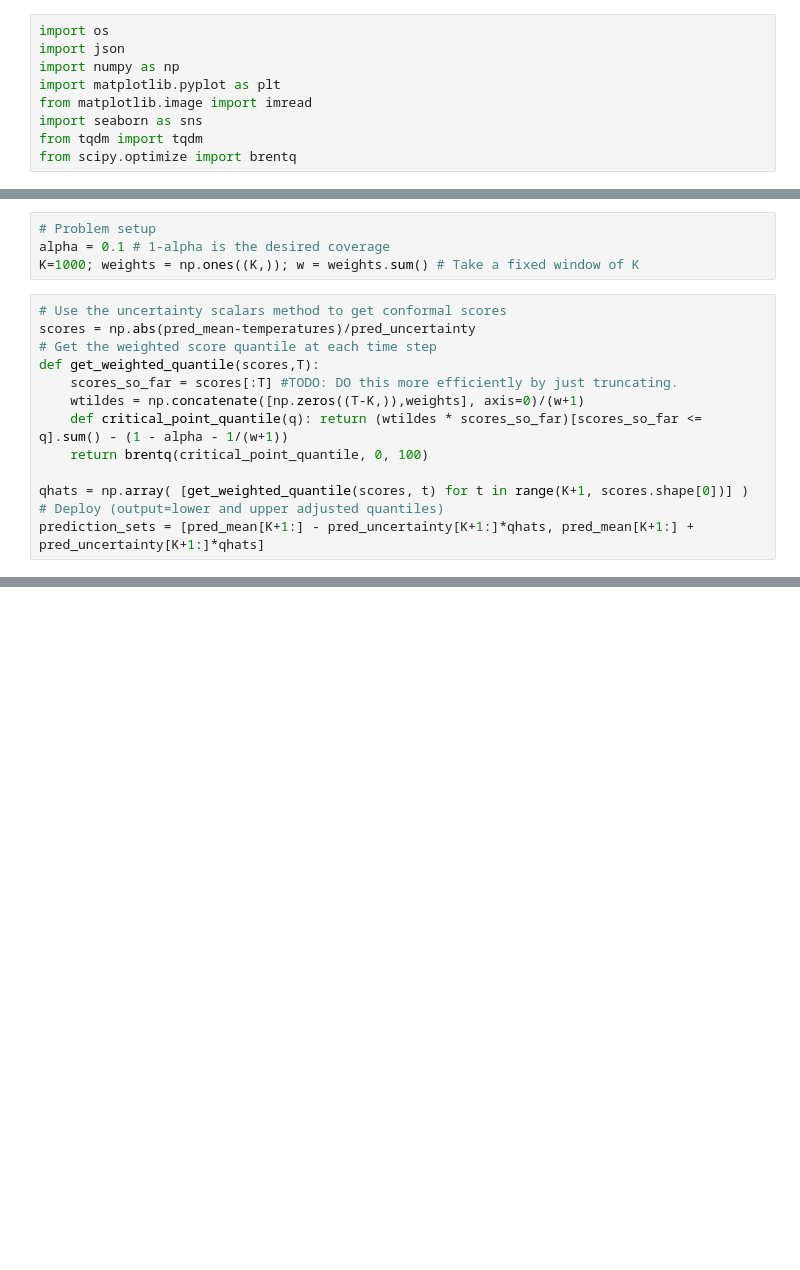
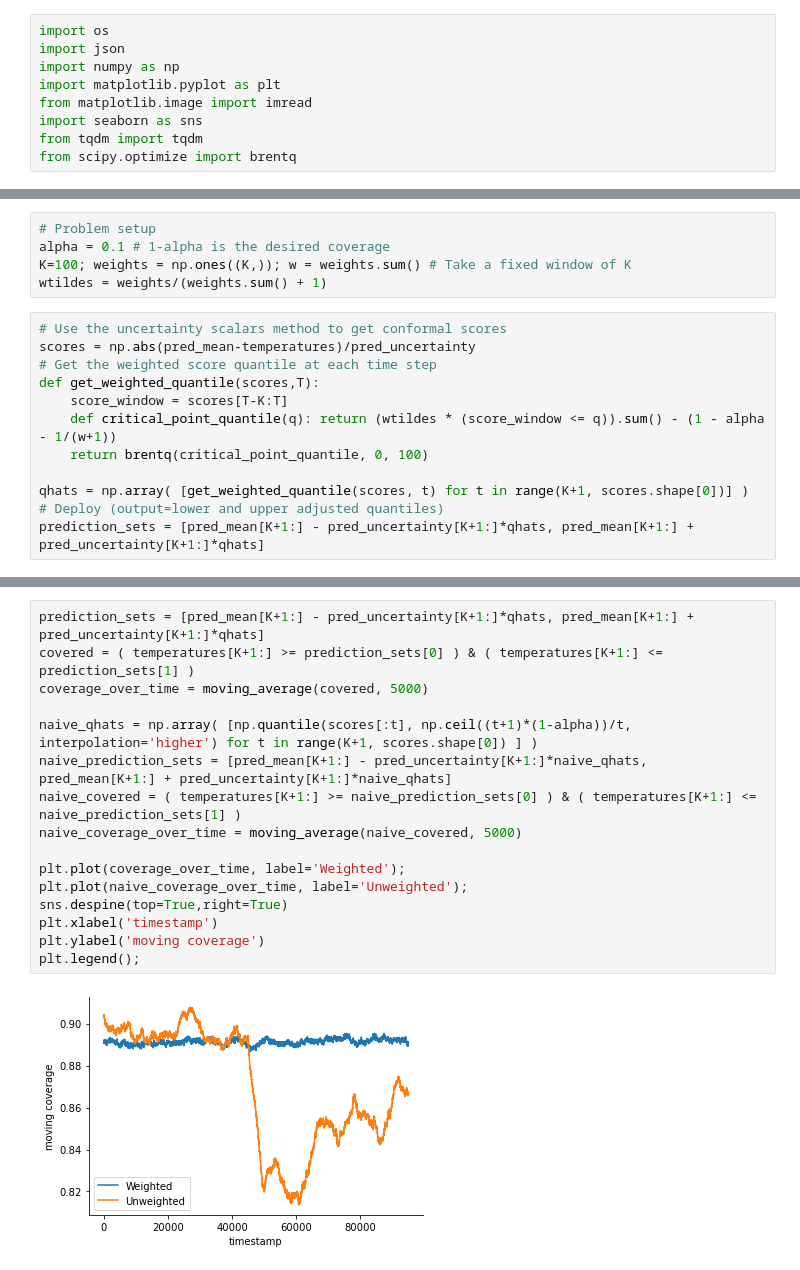
Before and after one commit to aangelopoulos/conformal-prediction, a Jupyter notebook: notebooks/weather-time-series-distribution-shift.ipynb, the cells around one changed output, grey strips where cells are left out. Cells and saved outputs as stored; diff of their text form; blank space fills up the shorter version.

```diff
--- a/notebooks/weather-time-series-distribution-shift.ipynb
+++ b/notebooks/weather-time-series-distribution-shift.ipynb
@@ -39,15 +40,15 @@ plt.show()
 # %%
 # Problem setup
 alpha = 0.1 # 1-alpha is the desired coverage
-K=1000; weights = np.ones((K,)); w = weights.sum() # Take a fixed window of K
+K=100; weights = np.ones((K,)); w = weights.sum() # Take a fixed window of K
+wtildes = weights/(weights.sum() + 1)
 # %%
 # Use the uncertainty scalars method to get conformal scores
 scores = np.abs(pred_mean-temperatures)/pred_uncertainty
 # Get the weighted score quantile at each time step
 def get_weighted_quantile(scores,T):
-    scores_so_far = scores[:T] #TODO: DO this more efficiently by just truncating.
-    wtildes = np.concatenate([np.zeros((T-K,)),weights], axis=0)/(w+1)
-    def critical_point_quantile(q): return (wtildes * scores_so_far)[scores_so_far <= q].sum() - (1 - alpha - 1/(w+1))
+    score_window = scores[T-K:T]
+    def critical_point_quantile(q): return (wtildes * (score_window <= q)).sum() - (1 - alpha - 1/(w+1))
     return brentq(critical_point_quantile, 0, 100)
 
 qhats = np.array( [get_weighted_quantile(scores, t) for t in range(K+1, scores.shape[0])] )
@@ -110,0 +57,18 @@ plt.show()
+# %%
+prediction_sets = [pred_mean[K+1:] - pred_uncertainty[K+1:]*qhats, pred_mean[K+1:] + pred_uncertainty[K+1:]*qhats]
+covered = ( temperatures[K+1:] >= prediction_sets[0] ) & ( temperatures[K+1:] <= prediction_sets[1] )
+coverage_over_time = moving_average(covered, 5000)
+
+naive_qhats = np.array( [np.quantile(scores[:t], np.ceil((t+1)*(1-alpha))/t, interpolation='higher') for t in range(K+1, scores.shape[0]) ] )
+naive_prediction_sets = [pred_mean[K+1:] - pred_uncertainty[K+1:]*naive_qhats, pred_mean[K+1:] + pred_uncertainty[K+1:]*naive_qhats]
+naive_covered = ( temperatures[K+1:] >= naive_prediction_sets[0] ) & ( temperatures[K+1:] <= naive_prediction_sets[1] )
+naive_coverage_over_time = moving_average(naive_covered, 5000)
+
+plt.plot(coverage_over_time, label='Weighted');
+plt.plot(naive_coverage_over_time, label='Unweighted');
+sns.despine(top=True,right=True)
+plt.xlabel('timestamp')
+plt.ylabel('moving coverage')
+plt.legend();
+# %% [output]
+[figure, added]
```
Also changed, not shown: parts of 5 cells of this notebook.
